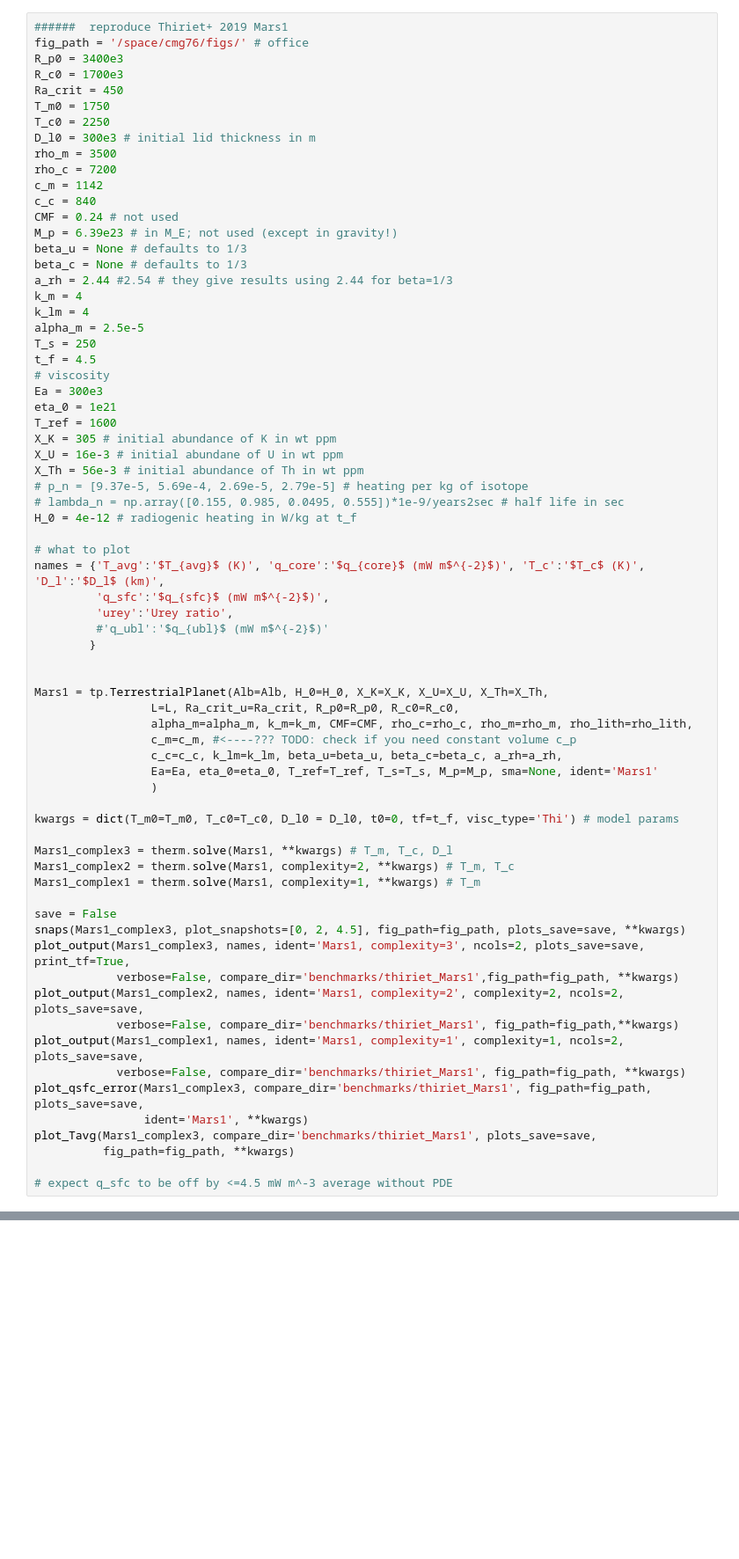
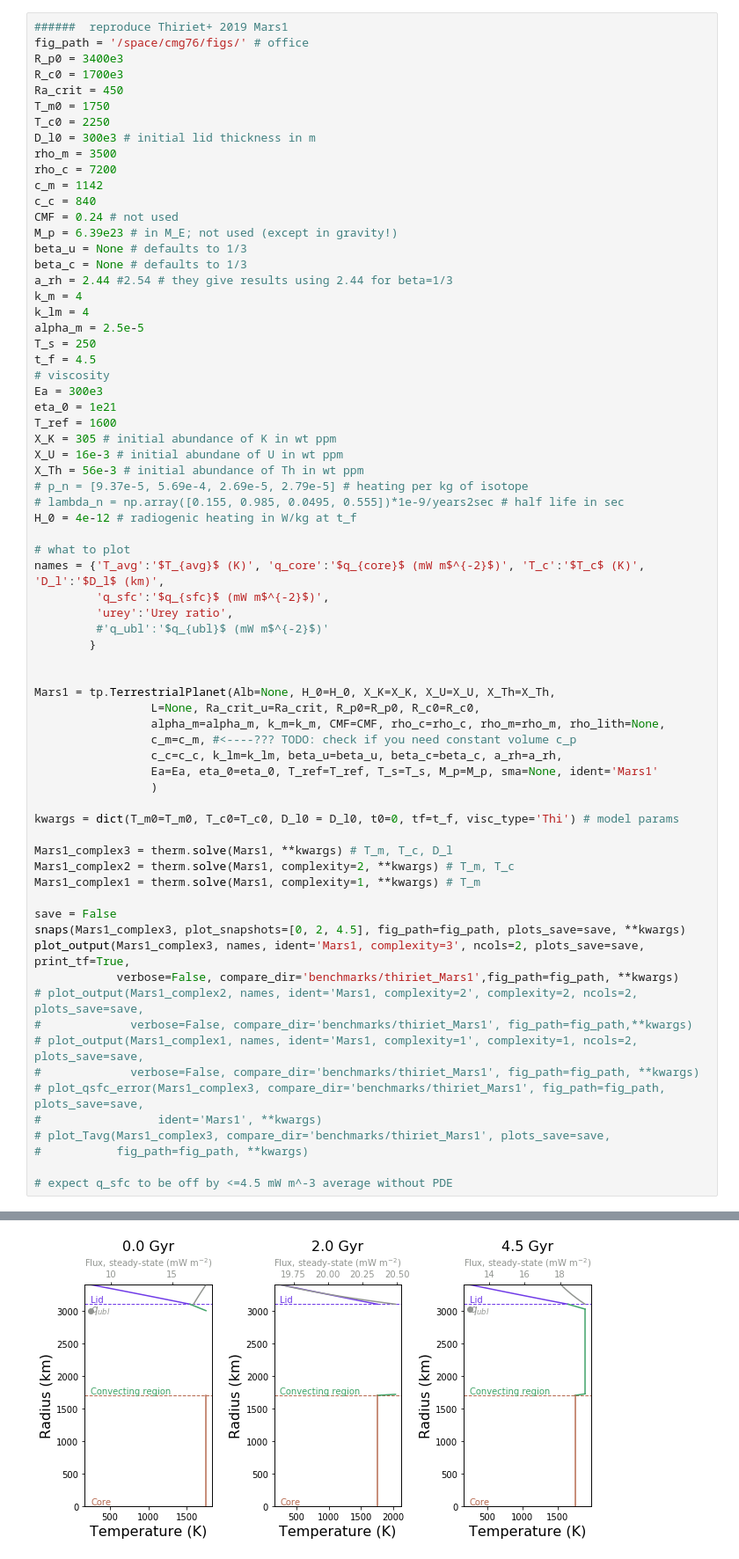
Before and after one commit to clairesworld/exo-top, a Jupyter notebook: top_model.ipynb, the cells around one changed output, grey strips where cells are left out. Shown at 88% size. Drawn from its saved outputs; the diff is of its cells as text; blank space fills up the shorter version.

```diff
--- a/top_model.ipynb
+++ b/top_model.ipynb
@@ -367,9 +368,9 @@ names = {'T_avg':'$T_{avg}$ (K)', 'q_core':'$q_{core}$ (mW m$^{-2}$)', 'T_c':'$T
         }
 
 
-Mars1 = tp.TerrestrialPlanet(Alb=Alb, H_0=H_0, X_K=X_K, X_U=X_U, X_Th=X_Th,
-                 L=L, Ra_crit_u=Ra_crit, R_p0=R_p0, R_c0=R_c0,
-                 alpha_m=alpha_m, k_m=k_m, CMF=CMF, rho_c=rho_c, rho_m=rho_m, rho_lith=rho_lith,
+Mars1 = tp.TerrestrialPlanet(Alb=None, H_0=H_0, X_K=X_K, X_U=X_U, X_Th=X_Th,
+                 L=None, Ra_crit_u=Ra_crit, R_p0=R_p0, R_c0=R_c0,
+                 alpha_m=alpha_m, k_m=k_m, CMF=CMF, rho_c=rho_c, rho_m=rho_m, rho_lith=None,
                  c_m=c_m, #<----??? TODO: check if you need constant volume c_p
                  c_c=c_c, k_lm=k_lm, beta_u=beta_u, beta_c=beta_c, a_rh=a_rh,
                  Ea=Ea, eta_0=eta_0, T_ref=T_ref, T_s=T_s, M_p=M_p, sma=None, ident='Mars1'
@@ -385,14 +386,14 @@ save = False
 snaps(Mars1_complex3, plot_snapshots=[0, 2, 4.5], fig_path=fig_path, plots_save=save, **kwargs)
 plot_output(Mars1_complex3, names, ident='Mars1, complexity=3', ncols=2, plots_save=save, print_tf=True,
             verbose=False, compare_dir='benchmarks/thiriet_Mars1',fig_path=fig_path, **kwargs)
-plot_output(Mars1_complex2, names, ident='Mars1, complexity=2', complexity=2, ncols=2, plots_save=save,
-            verbose=False, compare_dir='benchmarks/thiriet_Mars1', fig_path=fig_path,**kwargs)
-plot_output(Mars1_complex1, names, ident='Mars1, complexity=1', complexity=1, ncols=2, plots_save=save,
-            verbose=False, compare_dir='benchmarks/thiriet_Mars1', fig_path=fig_path, **kwargs)
-plot_qsfc_error(Mars1_complex3, compare_dir='benchmarks/thiriet_Mars1', fig_path=fig_path, plots_save=save,
-                ident='Mars1', **kwargs)
-plot_Tavg(Mars1_complex3, compare_dir='benchmarks/thiriet_Mars1', plots_save=save,
-          fig_path=fig_path, **kwargs)
+# plot_output(Mars1_complex2, names, ident='Mars1, complexity=2', complexity=2, ncols=2, plots_save=save,
+#             verbose=False, compare_dir='benchmarks/thiriet_Mars1', fig_path=fig_path,**kwargs)
+# plot_output(Mars1_complex1, names, ident='Mars1, complexity=1', complexity=1, ncols=2, plots_save=save,
+#             verbose=False, compare_dir='benchmarks/thiriet_Mars1', fig_path=fig_path, **kwargs)
+# plot_qsfc_error(Mars1_complex3, compare_dir='benchmarks/thiriet_Mars1', fig_path=fig_path, plots_save=save,
+#                 ident='Mars1', **kwargs)
+# plot_Tavg(Mars1_complex3, compare_dir='benchmarks/thiriet_Mars1', plots_save=save,
+#           fig_path=fig_path, **kwargs)
 
 # expect q_sfc to be off by <=4.5 mW m^-3 average without PDE
 # %% [output]
@@ -400,0 +400 @@ NameError: name 'years2sec' is not defined
+[figure, added]
```
Also changed, not shown: parts of 5 cells of this notebook, 5 other files.
